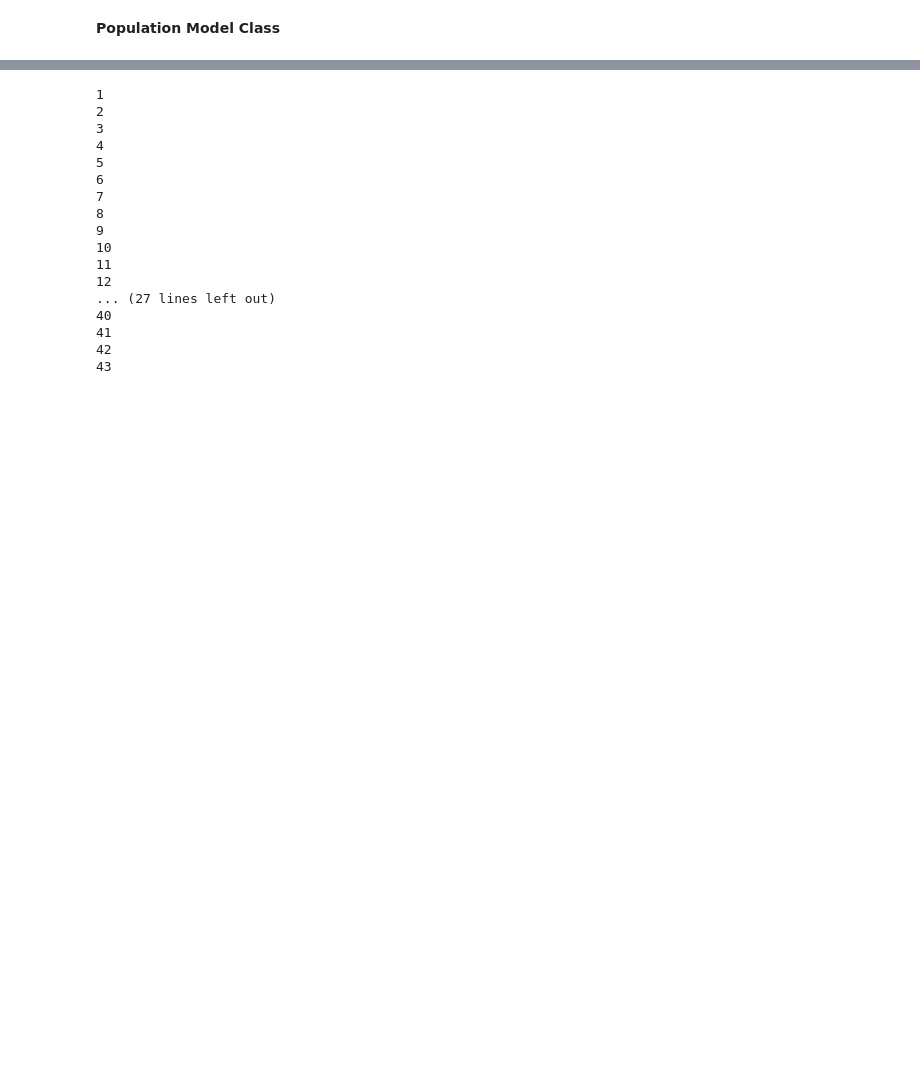
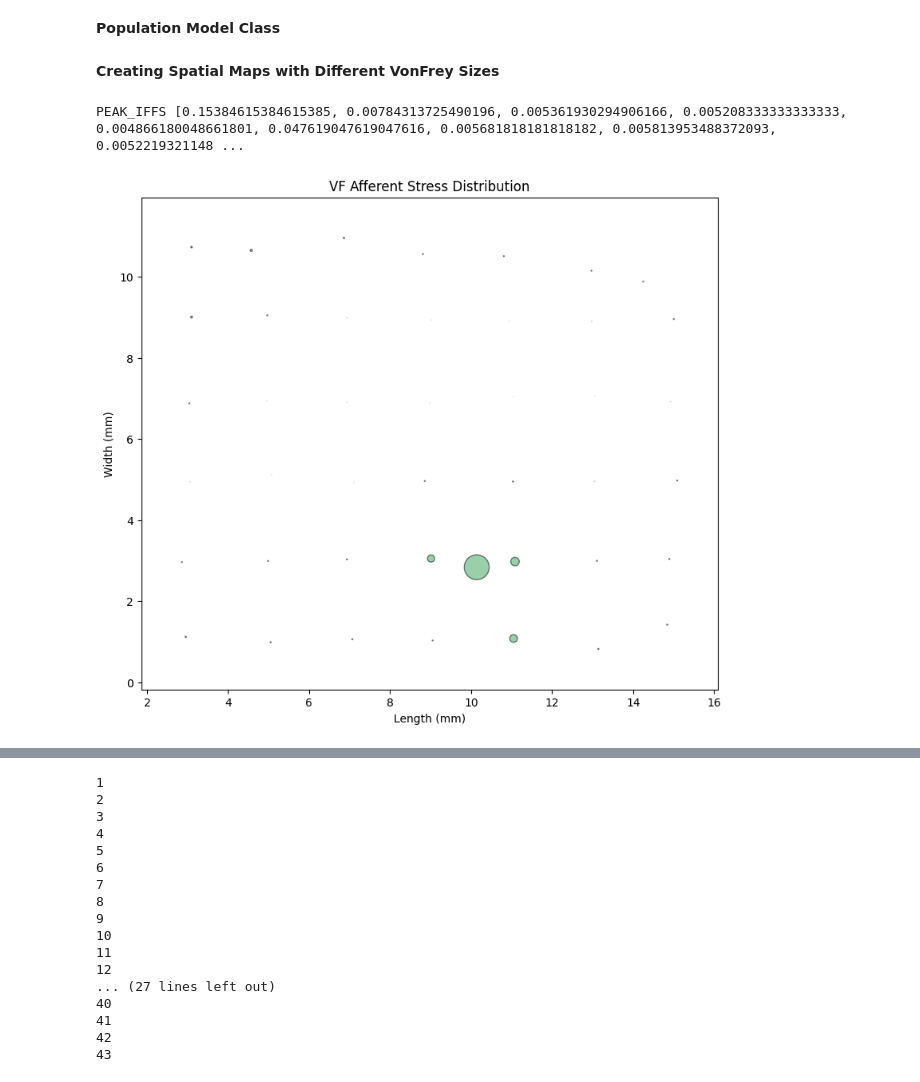
Before and after one commit to abhinavp5/NeuralEncodingModel, a Jupyter notebook: vf_popul_model.ipynb, the cells around one changed output, grey strips where cells are left out. Saved outputs shown, nothing was run; the diff lists cells and outputs as text; code cells hidden in the pictures; blank space fills up the shorter version.

```diff
--- a/vf_popul_model.ipynb
+++ b/vf_popul_model.ipynb
@@ -431,3 +458,14 @@ class VF_Population_Model:
 
     def get_stress_traces(self):
         return self.stress_data
+# %% [markdown]
+**Creating Spatial Maps with Different VonFrey Sizes**
+# %%
+#Creating model class
+vf_model = VF_Population_Model(3.61, "SA")
+# vf_model.spatial_stress_vf_model()
+vf_model.spatial_stress_vf_model(time_of_firing= 1500)
+vf_model.plot_spatial_coords()
+# %% [output]
+PEAK_IFFS [0.15384615384615385, 0.00784313725490196, 0.005361930294906166, 0.005208333333333333, 0.004866180048661801, 0.047619047619047616, 0.005681818181818182, 0.005813953488372093, 0.0052219321148 ...
+[figure, added]
```
Also changed, not shown: parts of 7 cells of this notebook, 32 other files.
